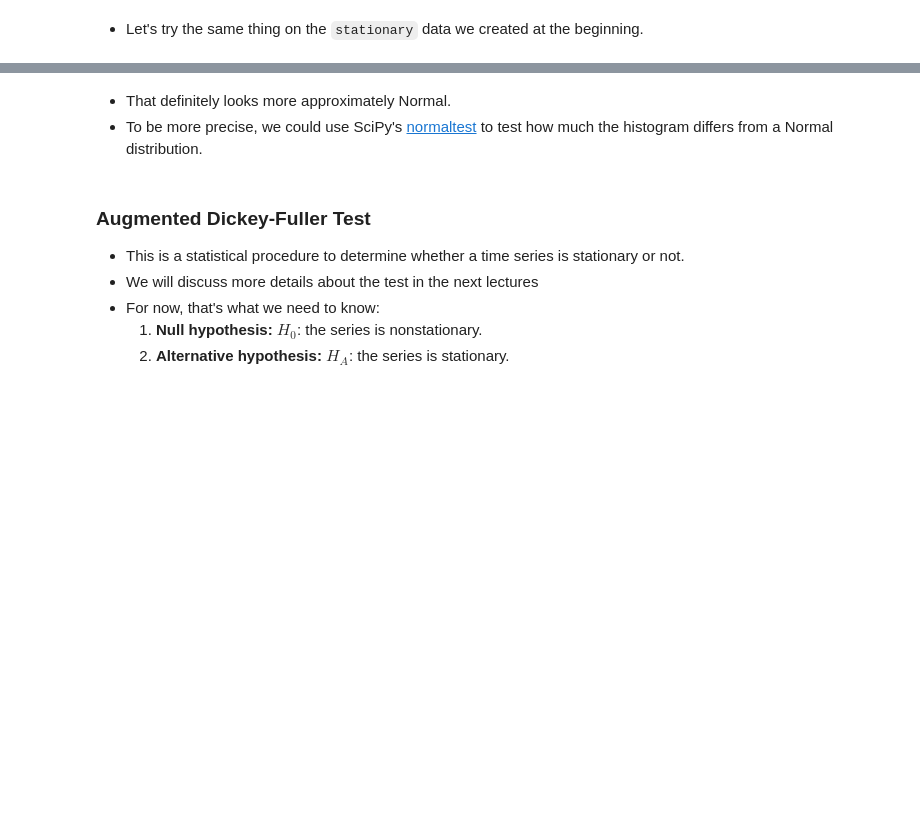
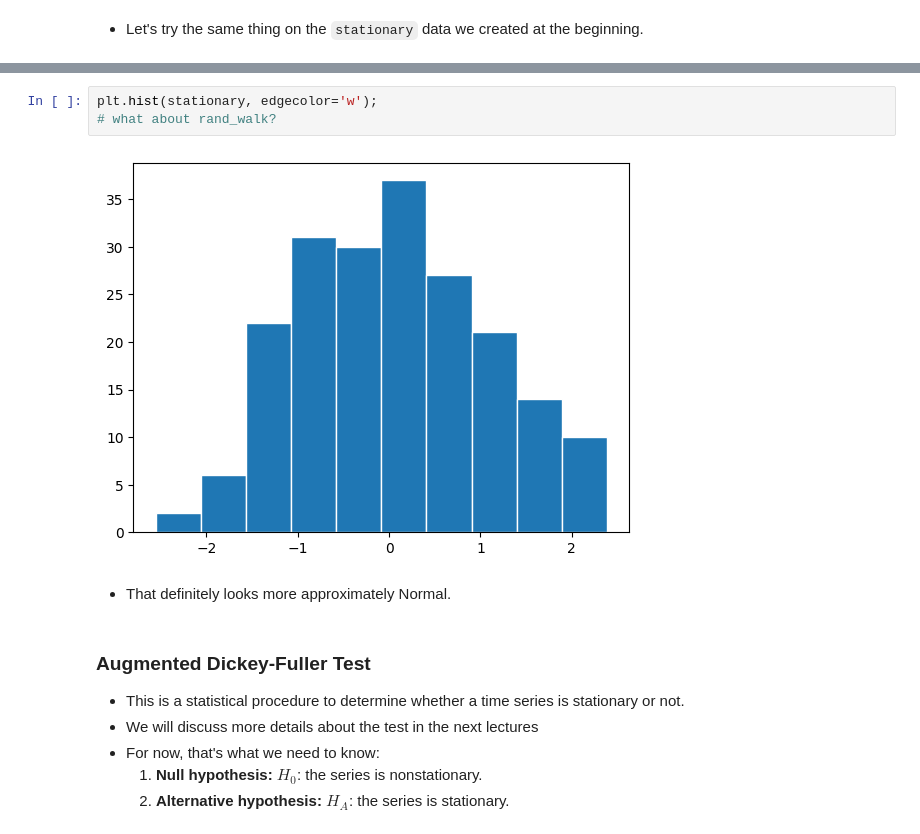
Before and after one commit to nsydn/time-series-analysis-and-forecasting, a Jupyter notebook: notebooks/02/stationarity_NSA.ipynb, the cells around one changed output, grey strips where cells are left out. Cells and saved outputs as stored; diff of their text form; blank space fills up the shorter version.

```diff
--- a/notebooks/02/stationarity_NSA.ipynb
+++ b/notebooks/02/stationarity_NSA.ipynb
@@ -517,6 +340,11 @@ pd.Series(stationary).hist(figsize=(7,3));
+# %%
+plt.hist(stationary, edgecolor='w');
+# what about rand_walk?
+# %% [output]
+[figure, added]
 # %% [markdown]
 - That definitely looks more approximately Normal.
-- To be more precise, we could use SciPy's [normaltest](https://docs.scipy.org/doc/scipy-0.14.0/reference/generated/scipy.stats.mstats.normaltest.html) to test how much the histogram differs from a Normal distribution.
+<!-- - To be more precise, we could use SciPy's [normaltest](https://docs.scipy.org/doc/scipy-0.14.0/reference/generated/scipy.stats.mstats.normaltest.html) to test how much the histogram differs from a Normal distribution. -->
 # %% [markdown]
 ### Augmented Dickey-Fuller Test
 
```
Also changed, not shown: parts of 34 cells of this notebook.
